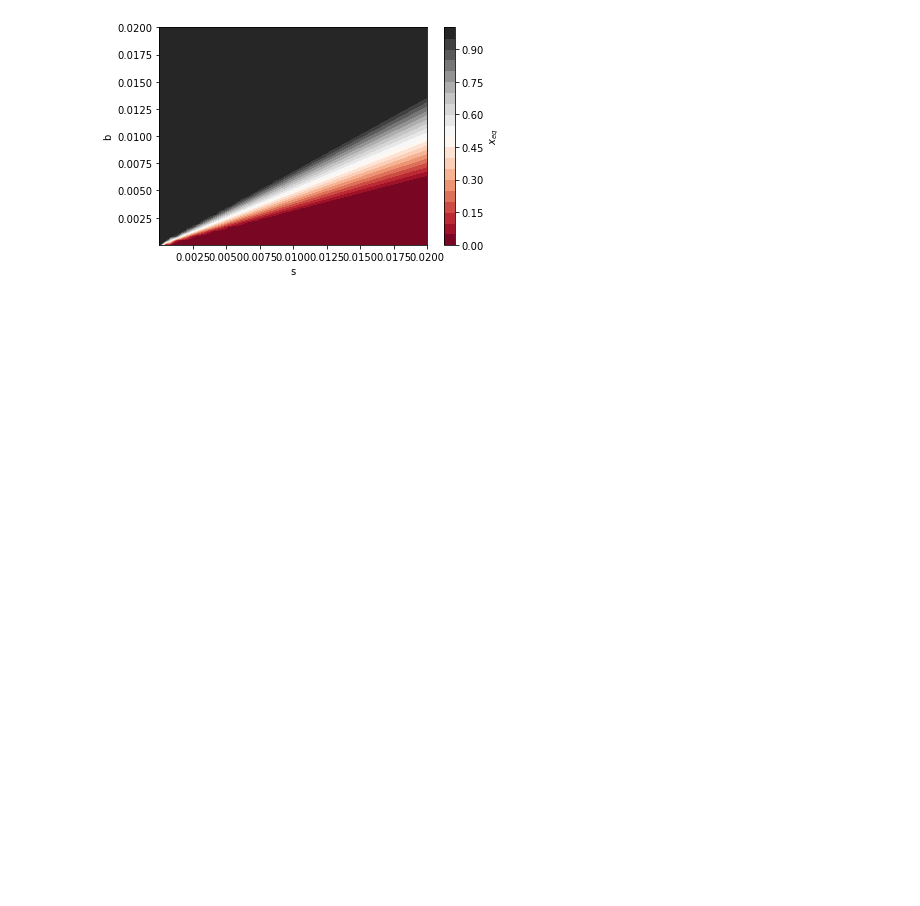
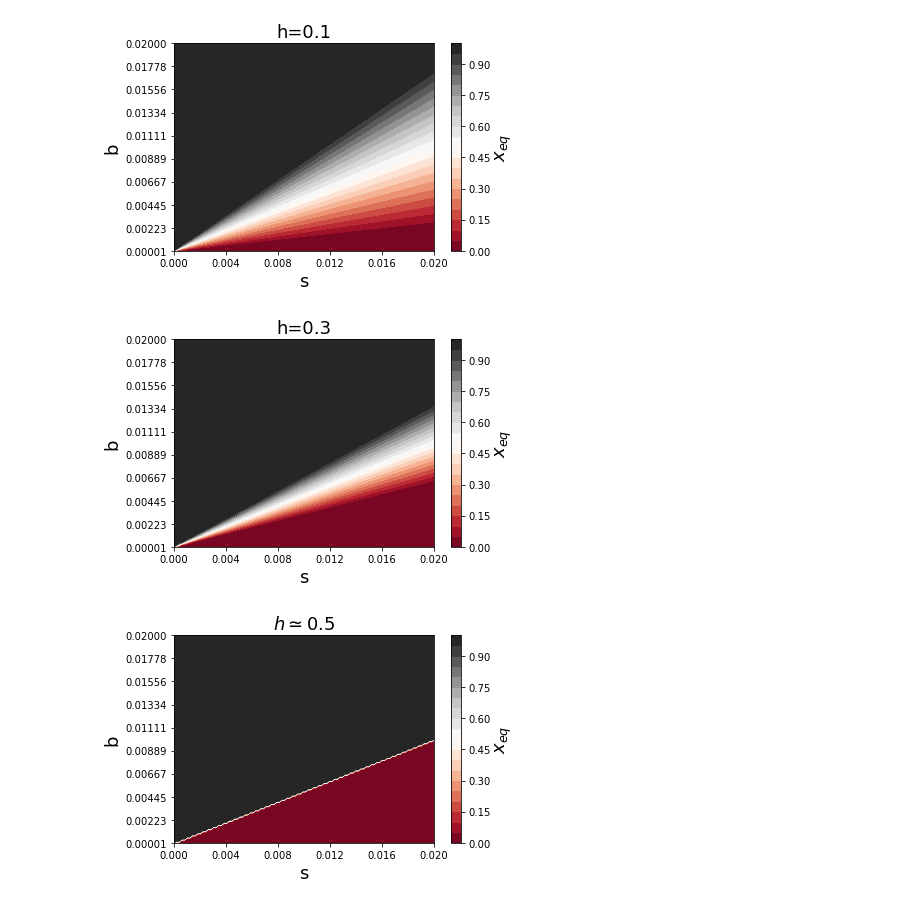
Before and after one commit to ThibaultLatrille/TransientHotspots, a Jupyter notebook: docs/equilibrium.ipynb, the cells around one changed output. Drawn from its saved outputs; the diff is of its cells as text; code cells hidden in the pictures; blank space fills up the shorter version.

Commit message:
Plot heatmap in separate rule. Slides in Design .indd files

```diff
--- a/docs/equilibrium.ipynb
+++ b/docs/equilibrium.ipynb
@@ -5,19 +5,31 @@ import numpy as np
 # %%
 def f(s, b, h):
     xeq = 2*b/(b+1) if h==0.5 else (b-h*s)/(s-2*h*s)
     return np.maximum(0.0, np.minimum(xeq, 1.0))
 
-
-s_array = np.linspace(6e-6, 0.02, 50)
-b_array = np.linspace(6e-6, 0.02, 50)
+s_array = np.linspace(6e-6, 0.02, 100)
+b_array = np.linspace(6e-6, 0.02, 100)
 
 S, B = np.meshgrid(s_array, b_array)
-x = f(S, B, 0.3)
+for h in [0.1, 0.3, 0.4999]:
+    x = f(S, B, h)
 
-plt.xlabel("s")
-plt.ylabel("b")
-plt.contourf(S, B, x, 20, cmap='RdGy')
-cbar= plt.colorbar();
-cbar.set_label("$x_{eq}$")
+    plt.contourf(S, B, x, 20, cmap='RdGy')
+    plt.gca().yaxis.set_ticks(np.linspace(np.min(B), np.max(B), 10))
+    plt.gca().xaxis.set_ticks(np.linspace(np.min(S), np.max(S), 6))
+    plt.xlabel("s", fontsize=18)
+    plt.ylabel("b", fontsize=18)
+    cbar = plt.colorbar()
+    if abs(h-0.5) < 0.1:
+        plt.title(f"$h \\simeq {h:.1f}$", fontsize=18)
+    else:
+        plt.title(f"h={h:.1f}", fontsize=18)
+    cbar.set_label("$x_{eq}$", fontsize=18)
+    plt.tight_layout()
+    plt.savefig(f"xeq_{h:.1f}.pdf")
+    plt.show()
+    plt.close()
 # %% [output]
-[figure, old version]
+[figure, new version]
+[figure, added]
+[figure, added]
```
Also changed, not shown: 14 other files.
